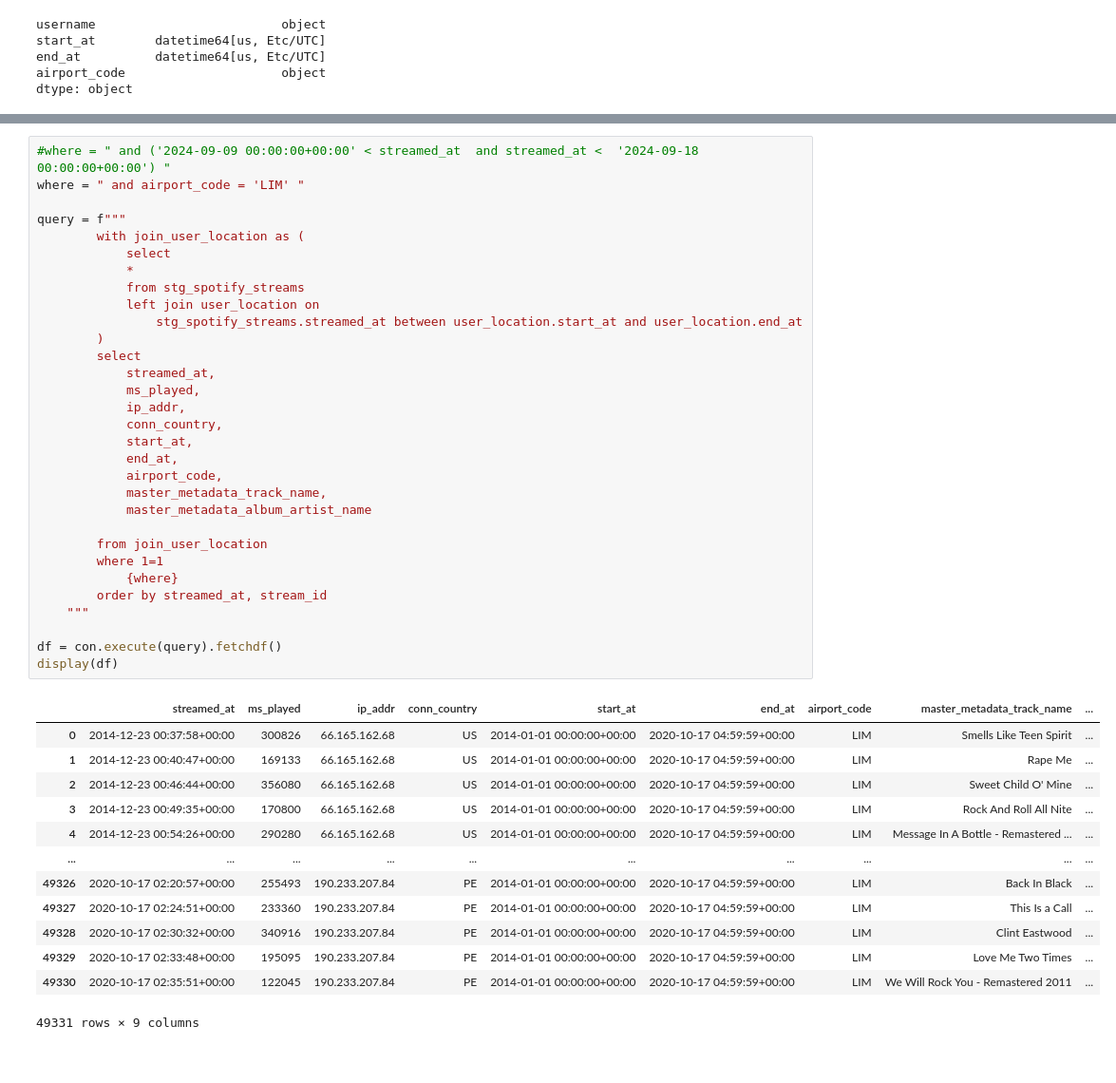
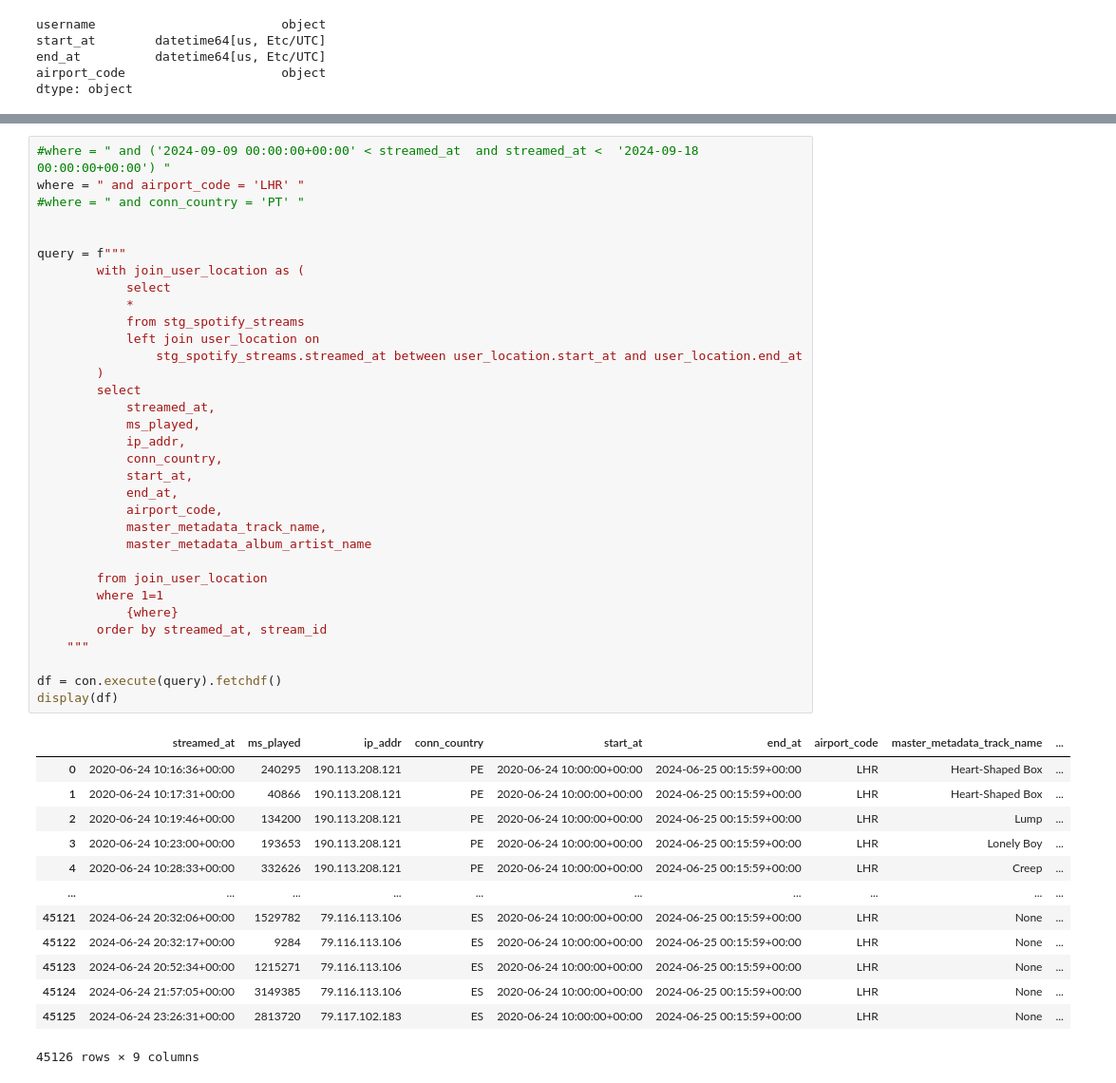
Before and after one commit to joseph-higaki/spotify_insights, a Jupyter notebook: notebooks/eda_user_location.ipynb, the cells around one changed output, grey strips where cells are left out. Shown: that part at 95% size. Drawn from its saved outputs; the diff is of its cells as text.

```diff
--- a/notebooks/eda_user_location.ipynb
+++ b/notebooks/eda_user_location.ipynb
@@ -93,45 +96,47 @@ df
 # %%
 #where = " and ('2024-09-09 00:00:00+00:00' < streamed_at  and streamed_at <  '2024-09-18 00:00:00+00:00') "
-where = " and airport_code = 'LIM' "
+where = " and airport_code = 'LHR' "
+#where = " and conn_country = 'PT' "
+
 
 query = f"""
         with join_user_location as (
             select
             *
             from stg_spotify_streams
             left join user_location on
                 stg_spotify_streams.streamed_at between user_location.start_at and user_location.end_at
         )
         select
             streamed_at,
             ms_played,
             ip_addr,
             conn_country,
             start_at,
             end_at,
             airport_code,
             master_metadata_track_name,
             master_metadata_album_artist_name
 
         from join_user_location
         where 1=1
             {where}
         order by streamed_at, stream_id
     """
 
 df = con.execute(query).fetchdf()
 display(df)
 # %% [output]
 |  | streamed_at | ms_played | ip_addr | conn_country | start_at | end_at | airport_code | master_metadata_track_name | ... |
-| 0 | 2014-12-23 00:37:58+00:00 | 300826 | 66.165.162.68 | US | 2014-01-01 00:00:00+00:00 | 2020-10-17 04:59:59+00:00 | LIM | Smells Like Teen Spirit | ... |
-| 1 | 2014-12-23 00:40:47+00:00 | 169133 | 66.165.162.68 | US | 2014-01-01 00:00:00+00:00 | 2020-10-17 04:59:59+00:00 | LIM | Rape Me | ... |
-| 2 | 2014-12-23 00:46:44+00:00 | 356080 | 66.165.162.68 | US | 2014-01-01 00:00:00+00:00 | 2020-10-17 04:59:59+00:00 | LIM | Sweet Child O' Mine | ... |
-| 3 | 2014-12-23 00:49:35+00:00 | 170800 | 66.165.162.68 | US | 2014-01-01 00:00:00+00:00 | 2020-10-17 04:59:59+00:00 | LIM | Rock And Roll All Nite | ... |
-| 4 | 2014-12-23 00:54:26+00:00 | 290280 | 66.165.162.68 | US | 2014-01-01 00:00:00+00:00 | 2020-10-17 04:59:59+00:00 | LIM | Message In A Bottle - Remastered ... | ... |
+| 0 | 2020-06-24 10:16:36+00:00 | 240295 | 190.113.208.121 | PE | 2020-06-24 10:00:00+00:00 | 2024-06-25 00:15:59+00:00 | LHR | Heart-Shaped Box | ... |
+| 1 | 2020-06-24 10:17:31+00:00 | 40866 | 190.113.208.121 | PE | 2020-06-24 10:00:00+00:00 | 2024-06-25 00:15:59+00:00 | LHR | Heart-Shaped Box | ... |
+| 2 | 2020-06-24 10:19:46+00:00 | 134200 | 190.113.208.121 | PE | 2020-06-24 10:00:00+00:00 | 2024-06-25 00:15:59+00:00 | LHR | Lump | ... |
+| 3 | 2020-06-24 10:23:00+00:00 | 193653 | 190.113.208.121 | PE | 2020-06-24 10:00:00+00:00 | 2024-06-25 00:15:59+00:00 | LHR | Lonely Boy | ... |
+| 4 | 2020-06-24 10:28:33+00:00 | 332626 | 190.113.208.121 | PE | 2020-06-24 10:00:00+00:00 | 2024-06-25 00:15:59+00:00 | LHR | Creep | ... |
 | ... | ... | ... | ... | ... | ... | ... | ... | ... | ... |
-| 49326 | 2020-10-17 02:20:57+00:00 | 255493 | 190.233.207.84 | PE | 2014-01-01 00:00:00+00:00 | 2020-10-17 04:59:59+00:00 | LIM | Back In Black | ... |
-| 49327 | 2020-10-17 02:24:51+00:00 | 233360 | 190.233.207.84 | PE | 2014-01-01 00:00:00+00:00 | 2020-10-17 04:59:59+00:00 | LIM | This Is a Call | ... |
-| 49328 | 2020-10-17 02:30:32+00:00 | 340916 | 190.233.207.84 | PE | 2014-01-01 00:00:00+00:00 | 2020-10-17 04:59:59+00:00 | LIM | Clint Eastwood | ... |
-| 49329 | 2020-10-17 02:33:48+00:00 | 195095 | 190.233.207.84 | PE | 2014-01-01 00:00:00+00:00 | 2020-10-17 04:59:59+00:00 | LIM | Love Me Two Times | ... |
-| 49330 | 2020-10-17 02:35:51+00:00 | 122045 | 190.233.207.84 | PE | 2014-01-01 00:00:00+00:00 | 2020-10-17 04:59:59+00:00 | LIM | We Will Rock You - Remastered 2011 | ... |
+| 45121 | 2024-06-24 20:32:06+00:00 | 1529782 | 79.116.113.106 | ES | 2020-06-24 10:00:00+00:00 | 2024-06-25 00:15:59+00:00 | LHR | None | ... |
+| 45122 | 2024-06-24 20:32:17+00:00 | 9284 | 79.116.113.106 | ES | 2020-06-24 10:00:00+00:00 | 2024-06-25 00:15:59+00:00 | LHR | None | ... |
+| 45123 | 2024-06-24 20:52:34+00:00 | 1215271 | 79.116.113.106 | ES | 2020-06-24 10:00:00+00:00 | 2024-06-25 00:15:59+00:00 | LHR | None | ... |
+| 45124 | 2024-06-24 21:57:05+00:00 | 3149385 | 79.116.113.106 | ES | 2020-06-24 10:00:00+00:00 | 2024-06-25 00:15:59+00:00 | LHR | None | ... |
+| 45125 | 2024-06-24 23:26:31+00:00 | 2813720 | 79.117.102.183 | ES | 2020-06-24 10:00:00+00:00 | 2024-06-25 00:15:59+00:00 | LHR | None | ... |
-49331 rows × 9 columns
+45126 rows × 9 columns
```
Also changed, not shown: parts of 1 cell of this notebook, 7 other files.
